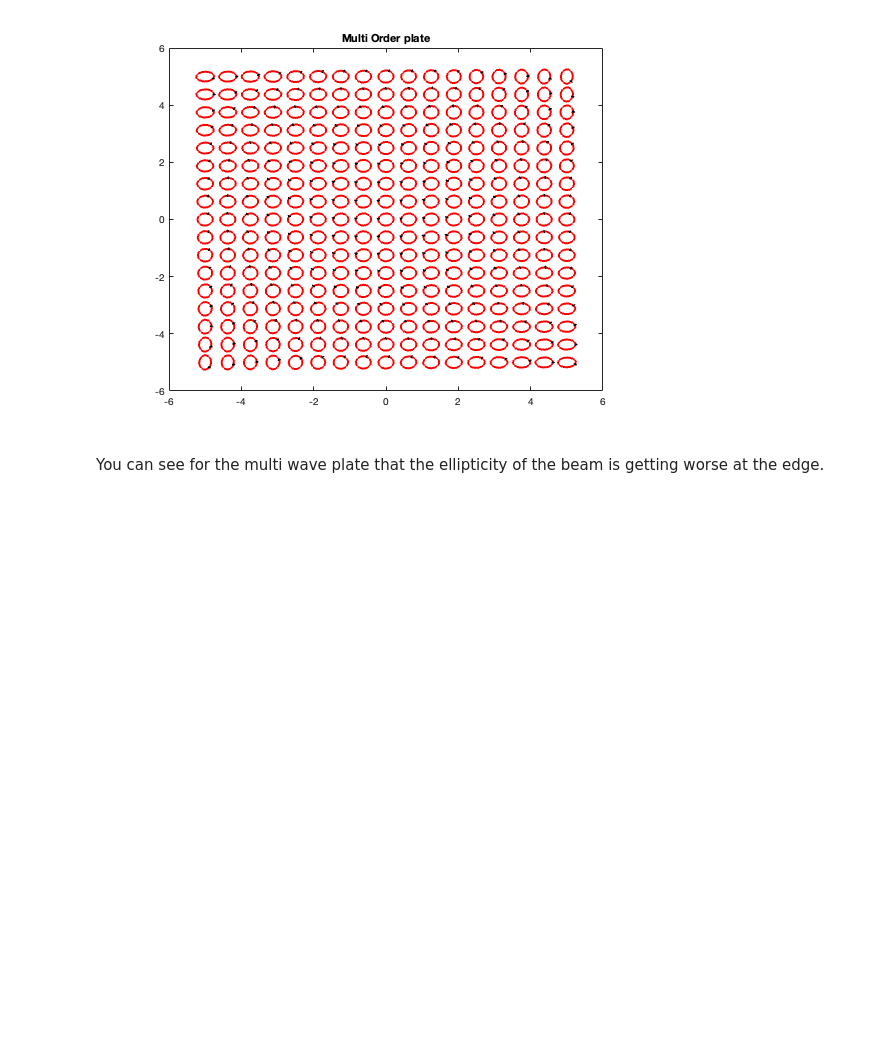
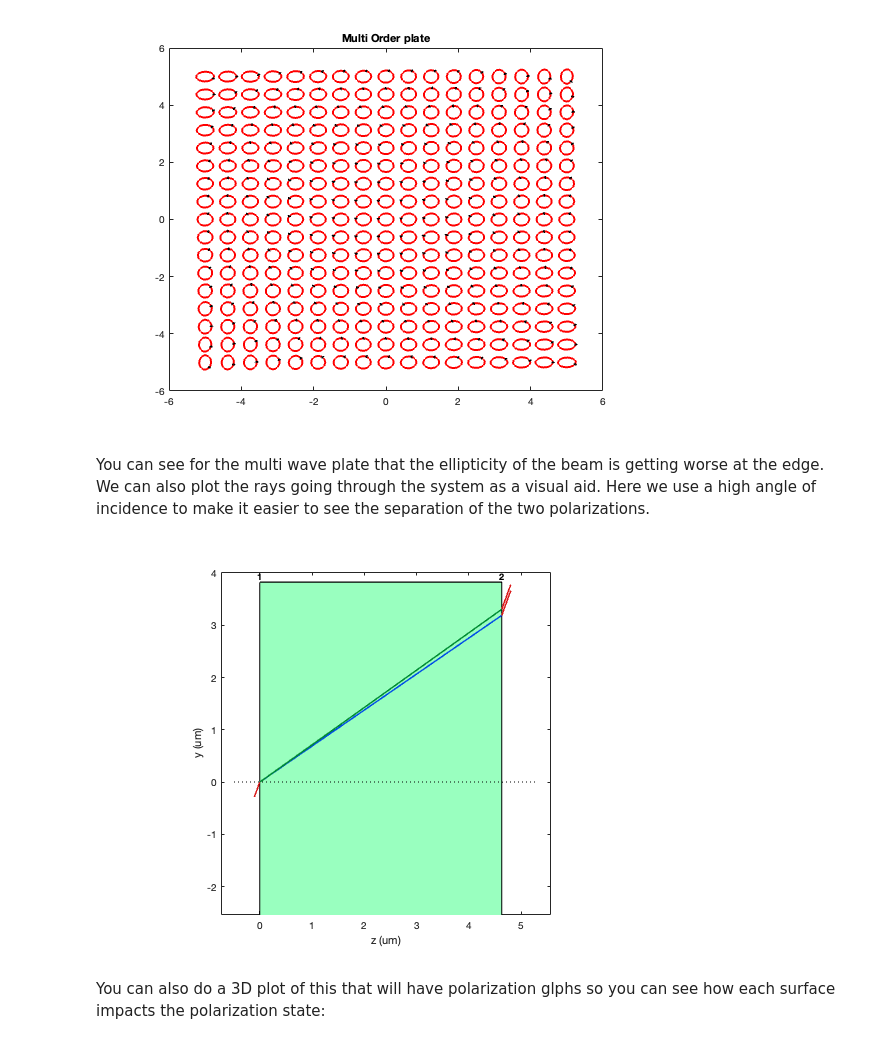
Before and after one commit to jeremynesbitt/prtLab, a Jupyter notebook: docs/QuarterWavePlateAnalysis.ipynb, the cells around one changed output. Saved outputs shown, nothing was run; the diff lists cells and outputs as text; code cells hidden in the pictures; blank space fills up the shorter version.

```diff
--- a/docs/QuarterWavePlateAnalysis.ipynb
+++ b/docs/QuarterWavePlateAnalysis.ipynb
@@ -174,4 +174,26 @@ plotPolarizationEllipsesAcrossField(X,Y,Jall_m, E_in); title('Multi Order plate'
 [figure]
 [figure]
 # %% [markdown]
-You can see for the multi wave plate that the ellipticity of the beam is getting worse at the edge.
+You can see for the multi wave plate that the ellipticity of the beam is getting worse at the edge. We can also plot the rays going through the system as a visual aid.  Here we use a high angle of incidence to make it easier to see the separation of the two polarizations.
+# %%
+T = exampleQuarterWavePlateSystem();
+
+tta = 70;
+deg = pi/180;
+k_in = [0; sin(tta*deg); cos(tta*deg)];
+pos_in = [0;0;0];
+E_in = [0;1];
+rayOutput = polarizationRayTrace(T, k_in, pos_in, E_in);
+
+Tplot = updateClearAperturesFromRayTrace(T, rayOutput, ...
+    'Margin', 1.15, ...
+    'Minimum', 0.25);
+
+T = Tplot;
+figure;
+plotPrtLensCrossSection(T);
+plotPrtRayTrace(rayOutput);
+# %% [output]
+[figure, added]
+# %% [markdown]
+You can also do a 3D plot of this that will have polarization glphs so you can see how each surface impacts the polarization state:
```
Also changed, not shown: 36 other files.
